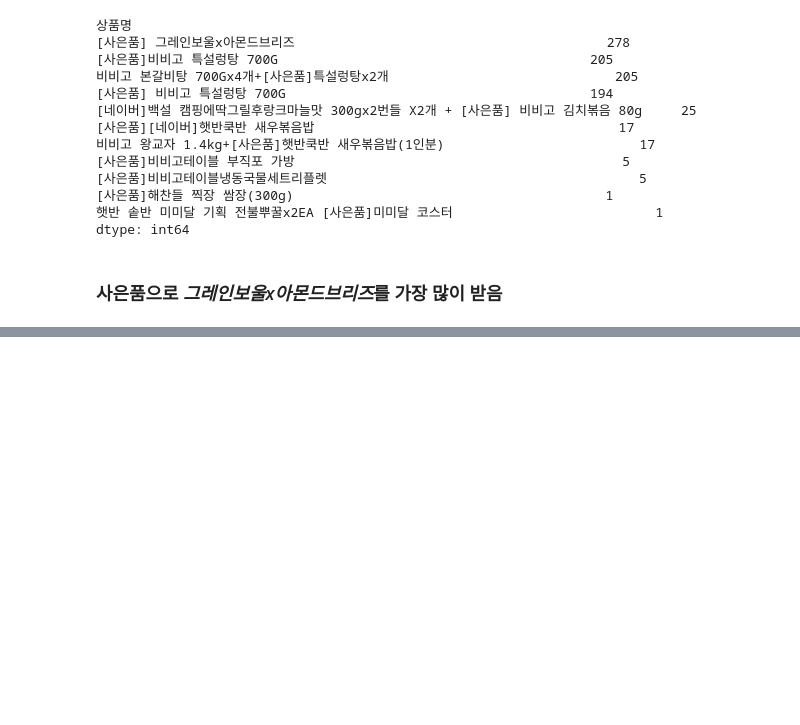
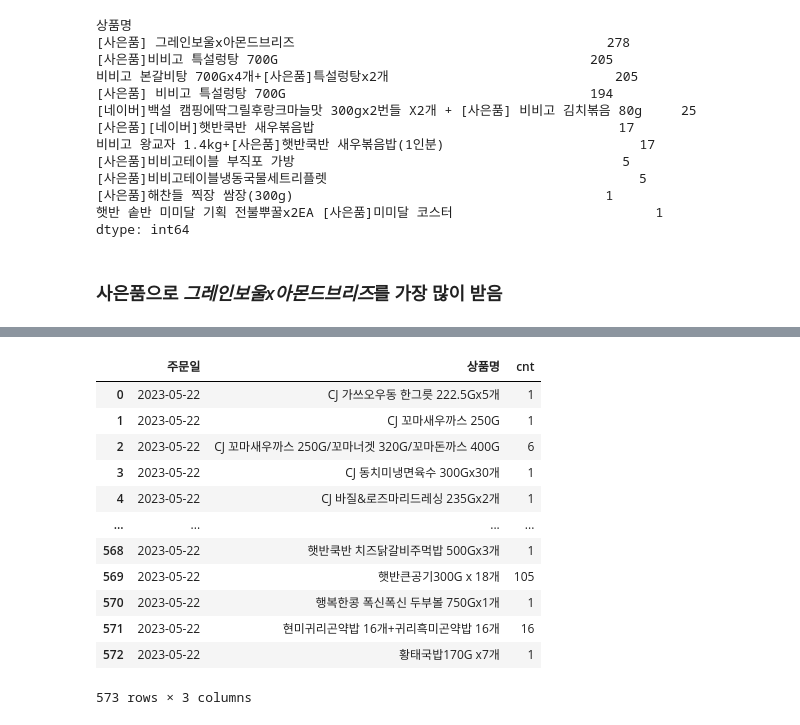
Before and after one commit to ha-es/doit_python, a Jupyter notebook: BDA/내부공모전/naver.ipynb, the cells around one changed output, grey strips where cells are left out. Drawn from its saved outputs; the diff is of its cells as text; code cells hidden in the pictures; blank space fills up the shorter version.

```diff
--- a/BDA/내부공모전/naver.ipynb
+++ b/BDA/내부공모전/naver.ipynb
@@ -541,0 +542,17 @@ dtype: int64
+# %%
+cnt_0522 = a.groupby(['주문일','상품명']).size().reset_index(name='cnt')
+cnt_0522
+# %% [output]
+|  | 주문일 | 상품명 | cnt |
+| 0 | 2023-05-22 | CJ 가쓰오우동 한그릇 222.5Gx5개 | 1 |
+| 1 | 2023-05-22 | CJ 꼬마새우까스 250G | 1 |
+| 2 | 2023-05-22 | CJ 꼬마새우까스 250G/꼬마너겟 320G/꼬마돈까스 400G | 6 |
+| 3 | 2023-05-22 | CJ 동치미냉면육수 300Gx30개 | 1 |
+| 4 | 2023-05-22 | CJ 바질&로즈마리드레싱 235Gx2개 | 1 |
+| ... | ... | ... | ... |
+| 568 | 2023-05-22 | 햇반쿡반 치즈닭갈비주먹밥 500Gx3개 | 1 |
+| 569 | 2023-05-22 | 햇반큰공기300G x 18개 | 105 |
+| 570 | 2023-05-22 | 행복한콩 폭신폭신 두부볼 750Gx1개 | 1 |
+| 571 | 2023-05-22 | 현미귀리곤약밥 16개+귀리흑미곤약밥 16개 | 16 |
+| 572 | 2023-05-22 | 황태국밥170G x7개 | 1 |
+573 rows × 3 columns
```
Also changed, not shown: parts of 6 cells of this notebook, 3 other files.
